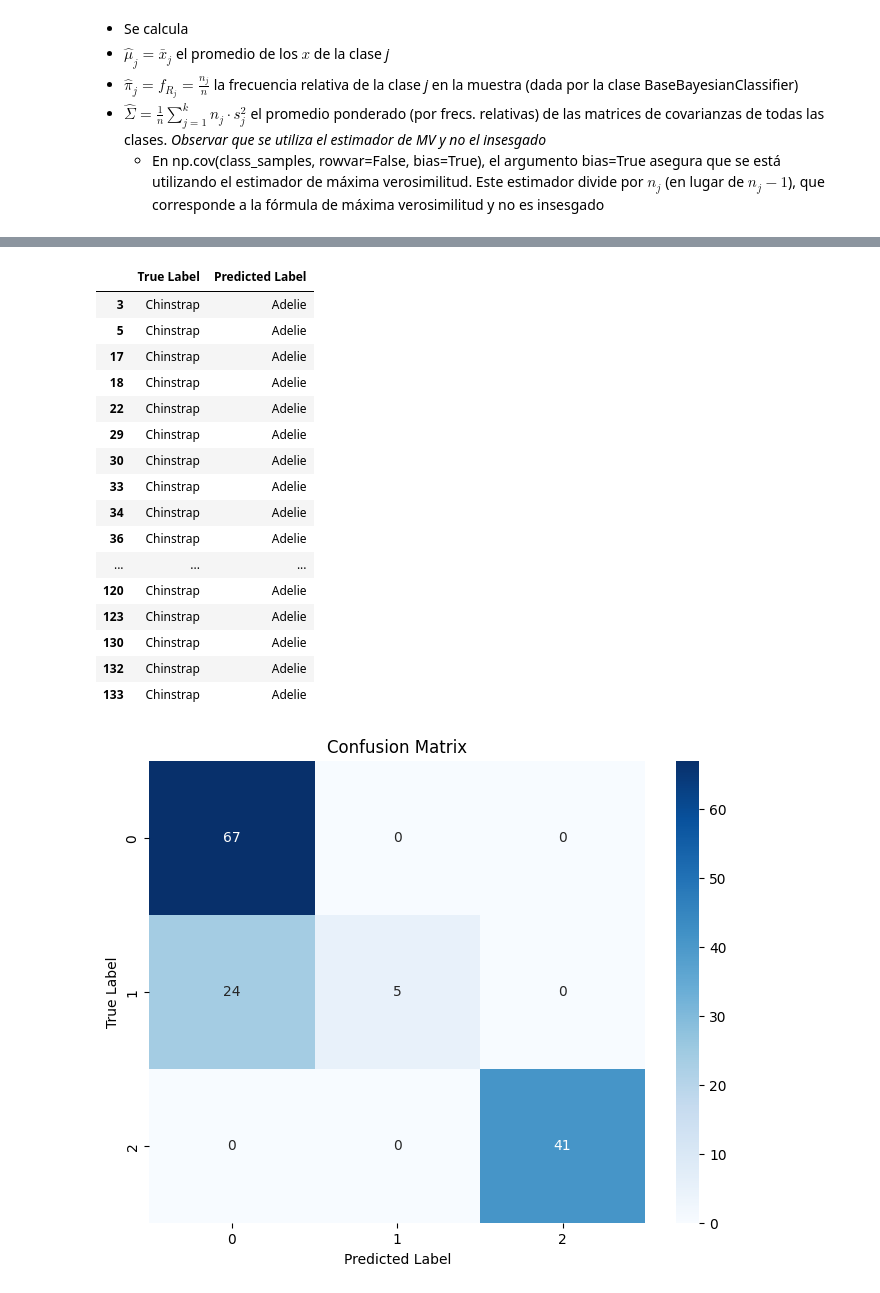
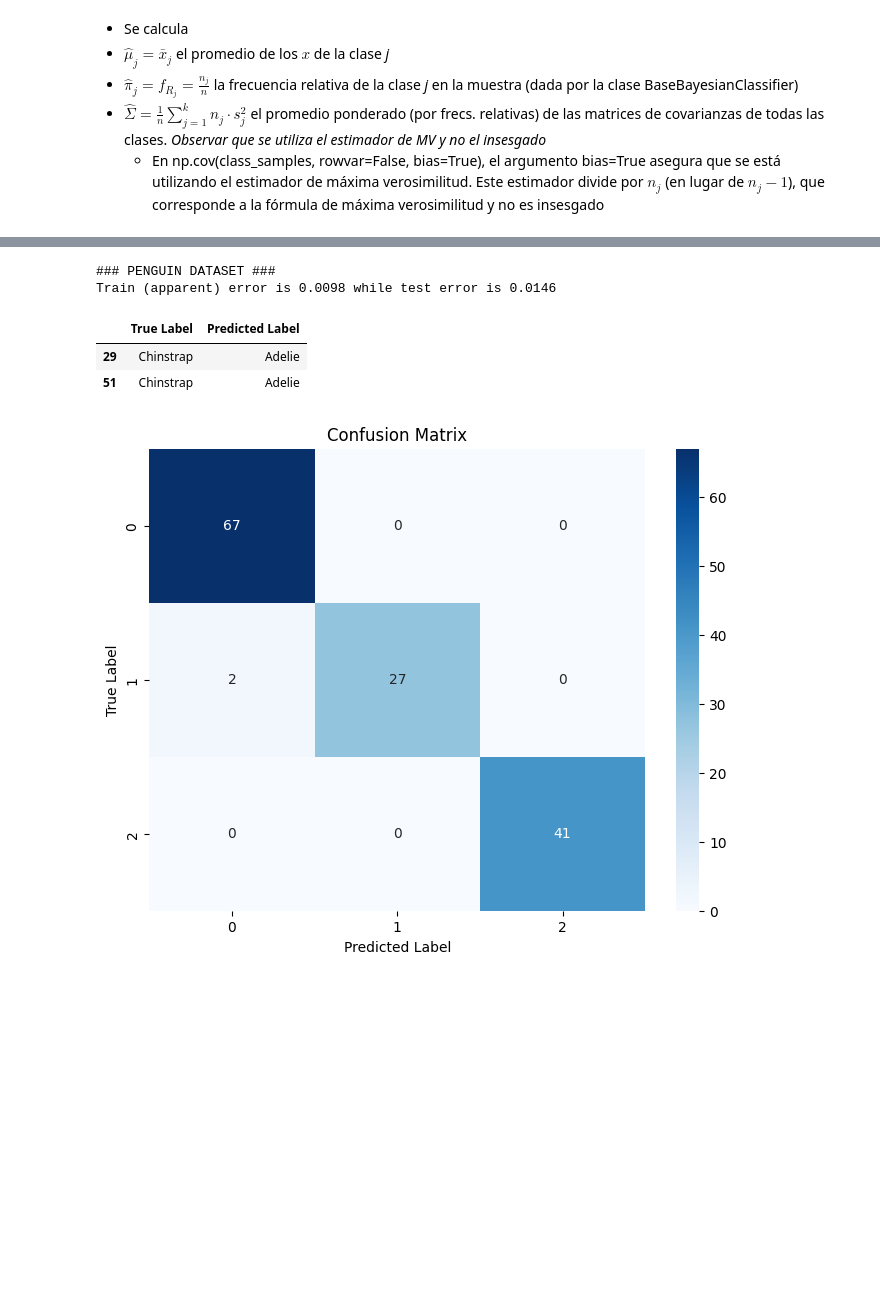
Before and after one commit to FIUBA-CEIA-18Co2024/AMIA-TP3, a Jupyter notebook: notebook.ipynb, the cells around one changed output, grey strips where cells are left out. Cells and saved outputs as stored; diff of their text form; code cells hidden in the pictures; blank space fills up the shorter version.

```diff
--- a/notebook.ipynb
+++ b/notebook.ipynb
@@ -559,6 +562,6 @@ qda2.predict(test_x)
 # %%
 %%timeit
 model = QDA()
-model.fit(train_x, train_y)
-model.predict(test_x)
+model.fit(train_x_penguin, train_y_penguin)
+model.predict(test_x_penguin)
 # %% [output]
@@ -612,40 +605,29 @@ Train (apparent) error is 0.1561 while test error is 0.1752
-# %%
-from sklearn.metrics import confusion_matrix
-
-test_y_flatten = test_y.flatten()
-test_x_flatten = lda.predict(test_x).flatten()
-
-df_compare = pd.DataFrame({'True Label': test_y_flatten, 'Predicted Label': test_x_flatten})
-display(df_compare[df_compare['True Label'] != df_compare['Predicted Label']])
-# Calcular la matriz de confusión
-cm = confusion_matrix(test_y_flatten, test_x_flatten)
-
-# Visualizar con seaborn
-plt.figure(figsize=(8, 6))
-sns.heatmap(cm, annot=True, fmt='d', cmap='Blues')
-plt.xlabel('Predicted Label')
-plt.ylabel('True Label')
-plt.title('Confusion Matrix')
-plt.show()
-# %% [output]
-|  | True Label | Predicted Label |
-| 3 | Chinstrap | Adelie |
-| 5 | Chinstrap | Adelie |
-| 17 | Chinstrap | Adelie |
-| 18 | Chinstrap | Adelie |
-| 22 | Chinstrap | Adelie |
-| 29 | Chinstrap | Adelie |
-| 30 | Chinstrap | Adelie |
-| 33 | Chinstrap | Adelie |
-| 34 | Chinstrap | Adelie |
-| 36 | Chinstrap | Adelie |
-| ... | ... | ... |
-| 120 | Chinstrap | Adelie |
-| 123 | Chinstrap | Adelie |
-| 130 | Chinstrap | Adelie |
-| 132 | Chinstrap | Adelie |
-| 133 | Chinstrap | Adelie |
-[figure, removed]
+# %%
+# PENGUIN DATASET
+print("### PENGUIN DATASET ###")
+lda.fit(train_x_penguin, train_y_penguin)
+
+train_acc = accuracy(train_y_penguin, lda.predict(train_x_penguin))
+test_acc = accuracy(test_y_penguin, lda.predict(test_x_penguin))
+print(f"Train (apparent) error is {1-train_acc:.4f} while test error is {1-test_acc:.4f}")
+
+# CONFUSION MATRIX
+test_y_flatten = test_y_penguin.flatten()
+test_x_flatten = lda.predict(test_x_penguin).flatten()
+
+df_compare = pd.DataFrame({'True Label': test_y_flatten, 'Predicted Label': test_x_flatten})
+display(df_compare[df_compare['True Label'] != df_compare['Predicted Label']])
+
+# Calcular la matriz de confusión
+cm = confusion_matrix(test_y_flatten, test_x_flatten)
+plot_confusion_matrix(cm=cm)
+# %% [output]
+### PENGUIN DATASET ###
+Train (apparent) error is 0.0098 while test error is 0.0146
+|  | True Label | Predicted Label |
+| 29 | Chinstrap | Adelie |
+| 51 | Chinstrap | Adelie |
+[figure, added]
 # %%
 %%timeit
 
```
Also changed, not shown: parts of 66 cells of this notebook.
